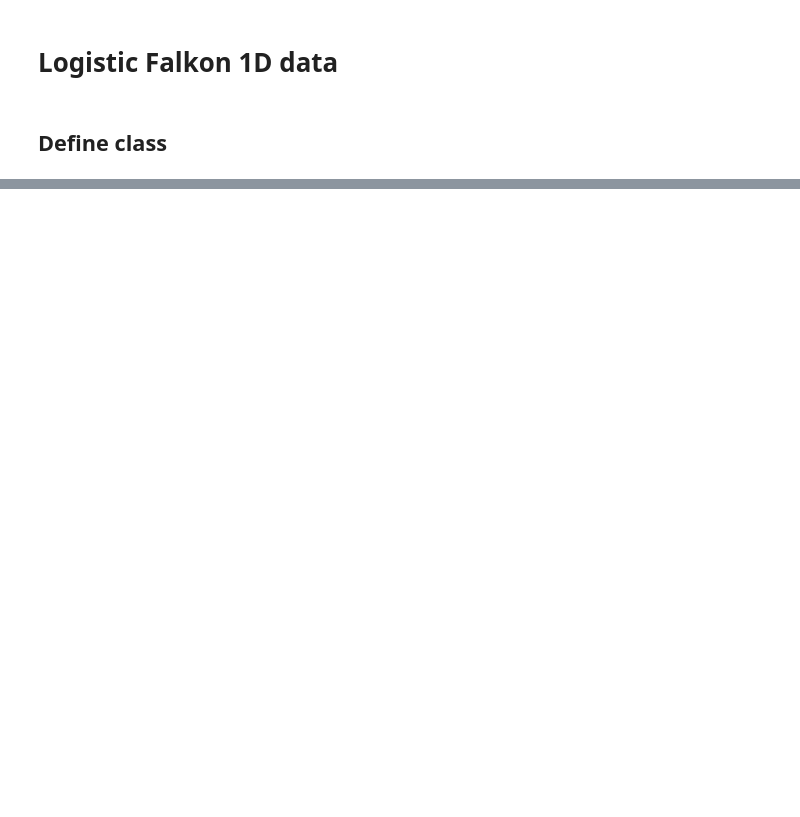
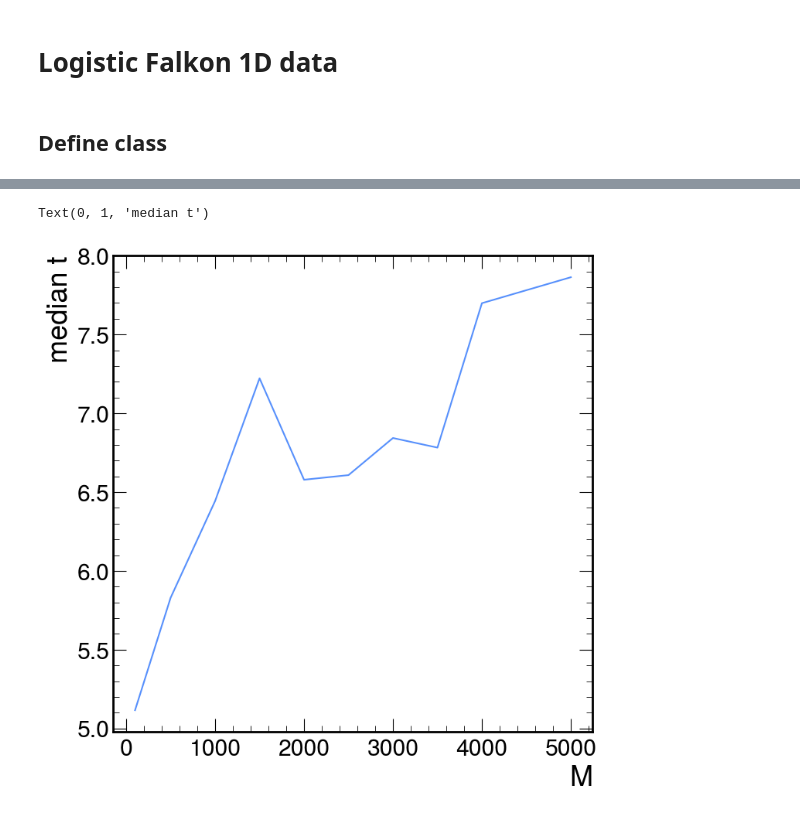
Before and after one commit to PietroCappelli/NPLM-Falkon, a Jupyter notebook: 1D_notebook.ipynb, the cells around one changed output, grey strips where cells are left out. Saved outputs shown, nothing was run; the diff lists cells and outputs as text; code cells hidden in the pictures; blank space fills up the shorter version.

```diff
--- a/1D_notebook.ipynb
+++ b/1D_notebook.ipynb
@@ -492,0 +337,32 @@ print(np.median(distances))
+# %%
+toys = 40
+M_list   = [10, 100, 500, 1000, 1500, 2000, 2500, 3000, 3500, 4000, 5000]
+model_parameters['penalty_list'] = [1e-8] # list of regularization parameters,
+
+t_M_list = []
+
+for M in M_list:
+    print(M)
+    model_parameters['M'] = M # list of regularization parameters,
+    t_list_tmp = []
+    for toy in range(toys):
+        model_parameters['seed'] = np.random.randint(low=0, high=2**32, dtype=int)
+        t, _, _ = model.learn_t(model_parameters)
+        t_list_tmp.append(t)
+
+    t_M_list.append(t_list_tmp)
+    del t_list_tmp
+
+model_parameters['penalty_list'] = [1e-7] # list of regularization parameters,
+t_M_list_8 = []
+for M in M_list:
+    print(M)
+    model_parameters['M'] = M # list of regularization parameters,
+    t_list_tmp = []
+    for toy in range(toys):
+        model_parameters['seed'] = np.random.randint(low=0, high=2**32, dtype=int)
+        t, _, _ = model.learn_t(model_parameters)
+        t_list_tmp.append(t)
+
+    t_M_list_8.append(t_list_tmp)
+    del t_list_tmp
@@ -492,0 +387,9 @@ print(np.median(distances))
+# %%
+t_median = [np.median(t_M_list[i]) for i in range(len(t_M_list)) if i!=0]
+fig, ax = plt.subplots(figsize=(8,8))
+ax.plot(M_list[1:],t_median)
+ax.set_xlabel('M')
+ax.set_ylabel('median t')
+# %% [output]
+Text(0, 1, 'median t')
+[figure, added]
```
Also changed, not shown: parts of 31 cells of this notebook, 2 other files.
